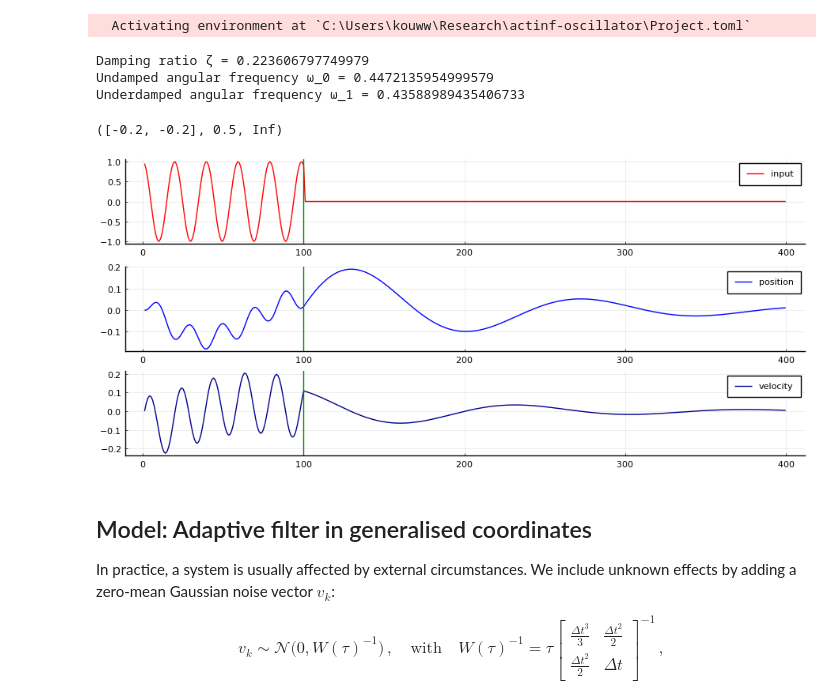
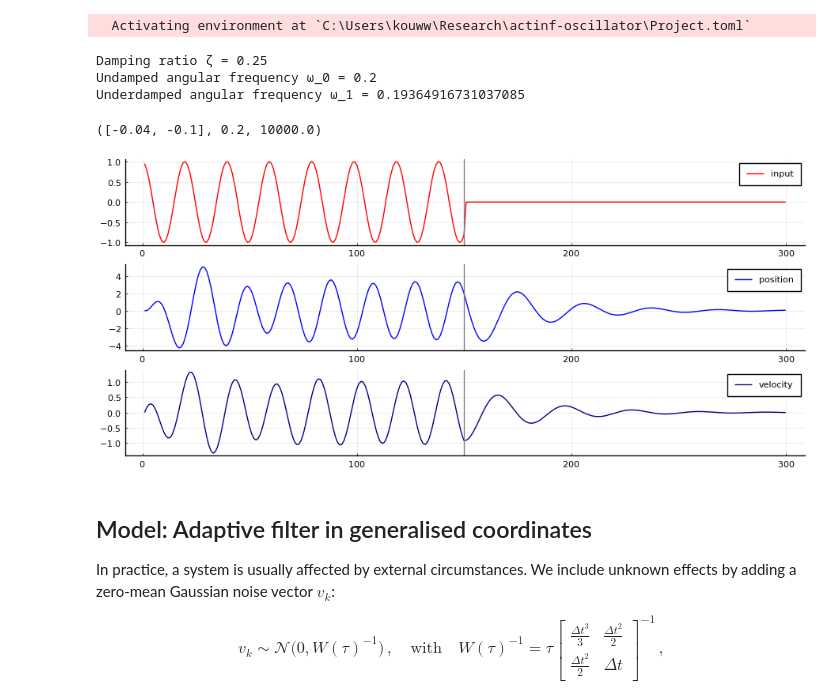
Before and after one commit to wmkouw/actinf-oscillator, a Jupyter notebook: demo_ActInf-GFX-oscillator.ipynb, the cells around one changed output. Saved outputs shown, nothing was run; the diff lists cells and outputs as text; code cells hidden in the pictures.

```diff
--- a/demo_ActInf-GFX-oscillator.ipynb
+++ b/demo_ActInf-GFX-oscillator.ipynb
@@ -66,15 +67,15 @@ using Plots
 pyplot();
 # %%
 # Sampling step size
-Δt = 0.1
+Δt = 1.0
 
 # Physical parameters
-m = 2.0
-c = 0.4
-k = 0.4
+m = 5.0
+c = 0.5
+k = 0.2
 
 # Measurement noise precision
-ξ_true = Inf
+ξ_true = 1e4
 
 # Pack parameters
 phys_params = (m, c, k, ξ_true);
@@ -93,9 +94,9 @@ println("Undamped angular frequency ω_0 = "*string(ω0))
 # Report underdamped angular frequency
 println("Underdamped angular frequency ω_1 = "*string(ω1))
 # %% [output]
-Damping ratio ζ = 0.223606797749979
-Undamped angular frequency ω_0 = 0.4472135954999579
-Underdamped angular frequency ω_1 = 0.43588989435406733
+Damping ratio ζ = 0.25
+Undamped angular frequency ω_0 = 0.2
+Underdamped angular frequency ω_1 = 0.19364916731037085
 # %%
 function sim_sys(input, z_kmin1, params)
    "Simulate dynamic system"
@@ -127,32 +128,32 @@ s = [0., Δt]
 # Pack substituted variables
 subs_params = (θ_true, η_true, ξ_true)
 # %% [output]
-([-0.2, -0.2], 0.5, Inf)
+([-0.04, -0.1], 0.2, 10000.0)
 # %%
 # Time
-T = 400
-stop = T-300
+T = 300
+stop = T-150
 
 # Input signal
 input = [cos.((1:stop)./ π); zeros(length(stop+1:T),)]
 
 # Preallocate arrays
 states = zeros(T,2)
 output = zeros(T,)
 
 for k = 2:T
     output[k], states[k,:] = sim_sys(input[k], states[k-1,:], subs_params)
 end
 
 p101 = plot(1:T, input, linewidth=1, color="red", label="input", size=(900,300))
-vline!([stop], color="green", label="")
+vline!([stop], color="gray", label="")
 p102 = plot(1:T, states[:,1], linewidth=1, color="blue", label="position", size=(900,300))
-vline!([stop], color="green", label="")
+vline!([stop], color="gray", label="")
 p103 = plot(1:T, states[:,2], linewidth=1, color="darkblue", label="velocity", size=(900,300))
-vline!([stop], color="green", label="")
+vline!([stop], color="gray", label="")
 p100 = plot(p101, p102, p103, layout=(3,1), size=(900,400))
 # %% [output]
-[figure, old version]
+[figure, new version]
 # %%
 savefig(p100, "figures/example-input-output_seq1.png")
 # %% [markdown]
```
Also changed, not shown: parts of 23 cells of this notebook, 3 other files.
